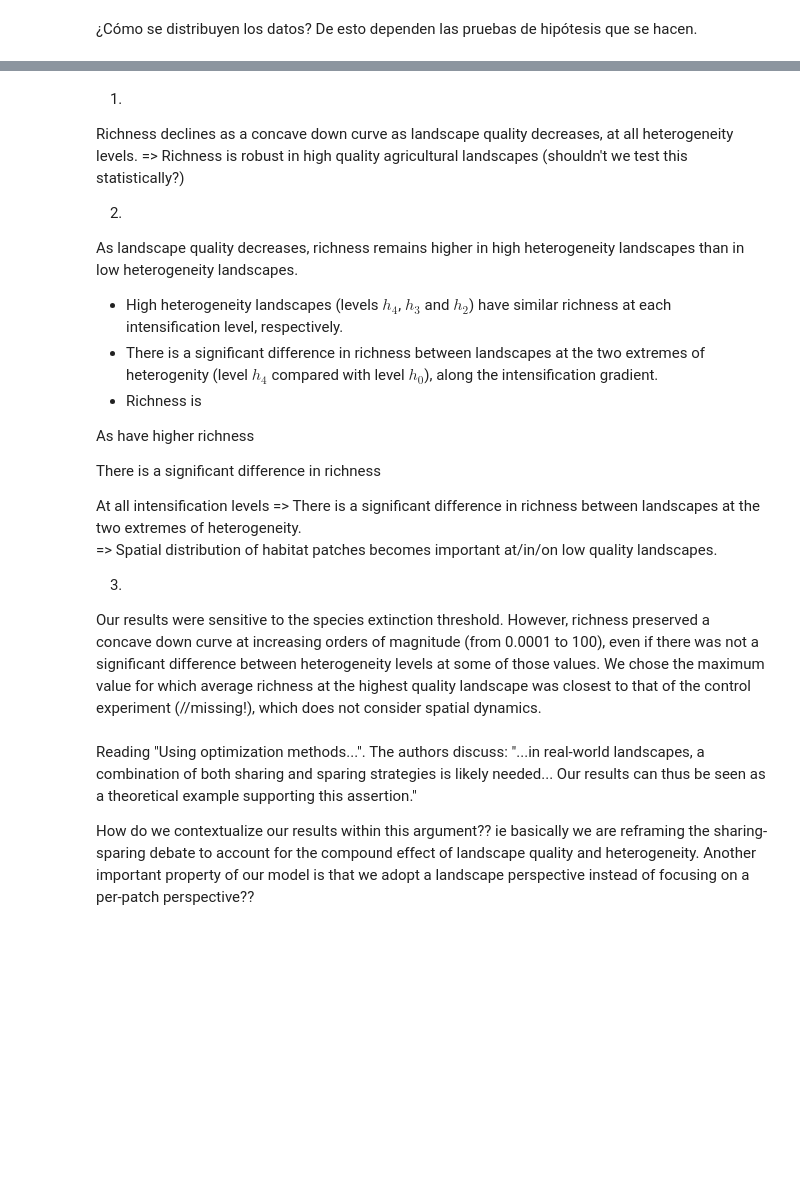
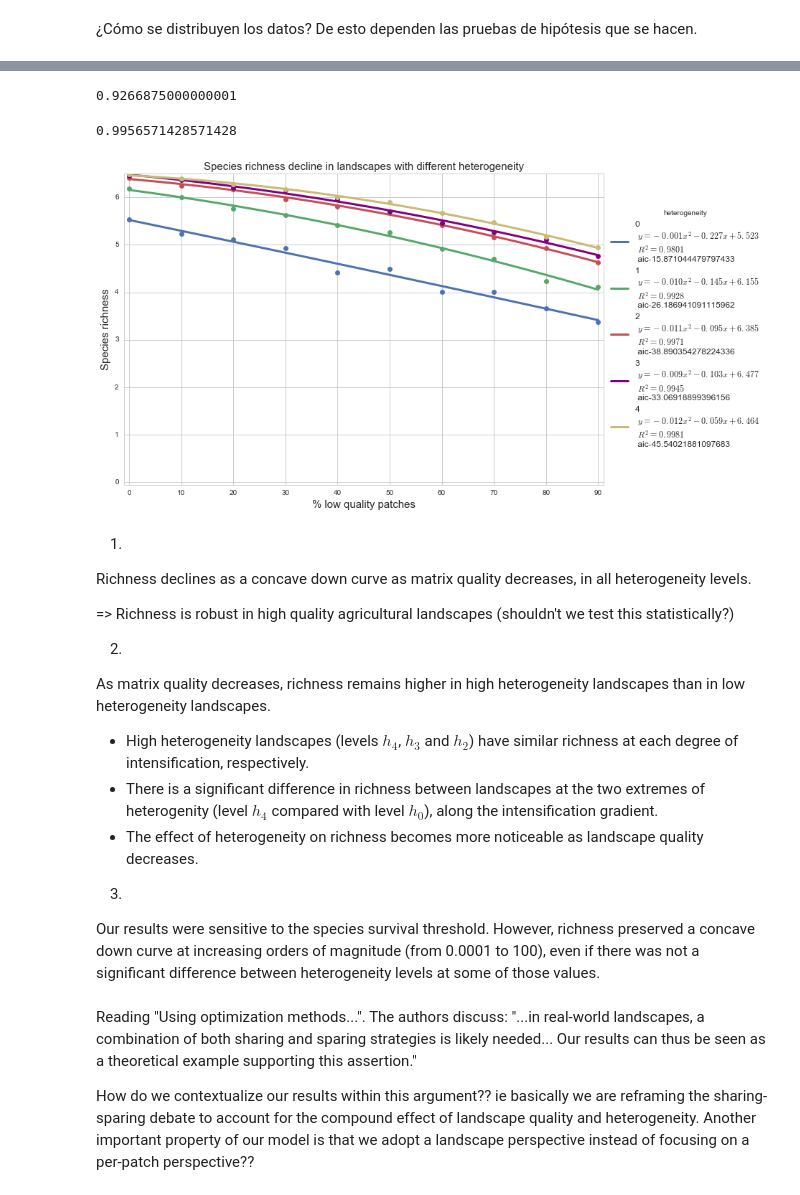
Before and after one commit to iramosp/MatrizAgroecol-gica, a Jupyter notebook: Analisis_Exp1.ipynb, the cells around one changed output, grey strips where cells are left out. Drawn from its saved outputs; the diff is of its cells as text; code cells hidden in the pictures; blank space fills up the shorter version.

```diff
--- a/Analisis_Exp1.ipynb
+++ b/Analisis_Exp1.ipynb
@@ -238,28 +292,32 @@ graficar('riqueza', riquezas_mean, riquezas_sd)
+# %%
+r1 = 0.9655
+r2 = 0.9981
+r1 - (9/8) * (1-r1) #line
+r2 - (9/7) * (1-r2) # parabola
+# %% [output]
+0.9266875000000001
+0.9956571428571428
+# %%
+# parabolas
+graficar_b('Species richness', riquezas_mean, riquezas_sd)
+# %% [output]
+[figure, added]
 # %% [markdown]
 1.
-Richness declines as a concave down curve as landscape quality decreases, at all heterogeneity levels.
+Richness declines as a concave down curve as matrix quality decreases, in all heterogeneity levels.
+
 => Richness is robust in high quality agricultural landscapes (shouldn't we test this statistically?)
 
+2.
+As matrix quality decreases, richness remains higher in high heterogeneity landscapes than in low heterogeneity landscapes.
 
-2.
-As landscape quality decreases, richness remains higher in high heterogeneity landscapes than in low heterogeneity landscapes.
-* High heterogeneity landscapes (levels $h_4$, $h_3$ and $h_2$) have similar richness at each intensification level, respectively.
-* There is a significant difference in richness between  landscapes at the two extremes of heterogenity (level $h_4$ compared with level $h_0$), along the intensification gradient.
-* Richness is
-
-
-As
-have higher richness
-
-There is a significant difference in richness
-
-At all intensification levels
-=> There is a significant difference in richness between landscapes at the two extremes of heterogeneity.
-=> Spatial distribution of habitat patches becomes important at/in/on low quality landscapes.
+* High heterogeneity landscapes (levels $h_4$, $h_3$ and $h_2$) have similar richness at each degree of intensification, respectively.
+* There is a significant difference in richness between landscapes at the two extremes of heterogenity (level $h_4$ compared with level $h_0$), along the intensification gradient.
+* The effect of heterogeneity on richness becomes more noticeable as landscape quality decreases.
 
 3.
-Our results were sensitive to the species extinction threshold.
-However, richness preserved a concave down curve at increasing orders of magnitude (from 0.0001 to 100), even if there was not a significant difference between heterogeneity levels at some of those values. We chose the maximum value for which average richness at the highest quality landscape was closest to that of the control experiment (//missing!), which does not consider spatial dynamics.
+Our results were sensitive to the species survival threshold.
+However, richness preserved a concave down curve at increasing orders of magnitude (from 0.0001 to 100), even if there was not a significant difference between heterogeneity levels at some of those values.
 # %% [markdown]
 Reading "Using optimization methods...". The authors discuss:
 "...in real-world landscapes, a combination of both sharing and sparing strategies is likely needed... Our results can thus be seen as a theoretical example supporting this assertion."
```
Also changed, not shown: parts of 11 cells of this notebook.
